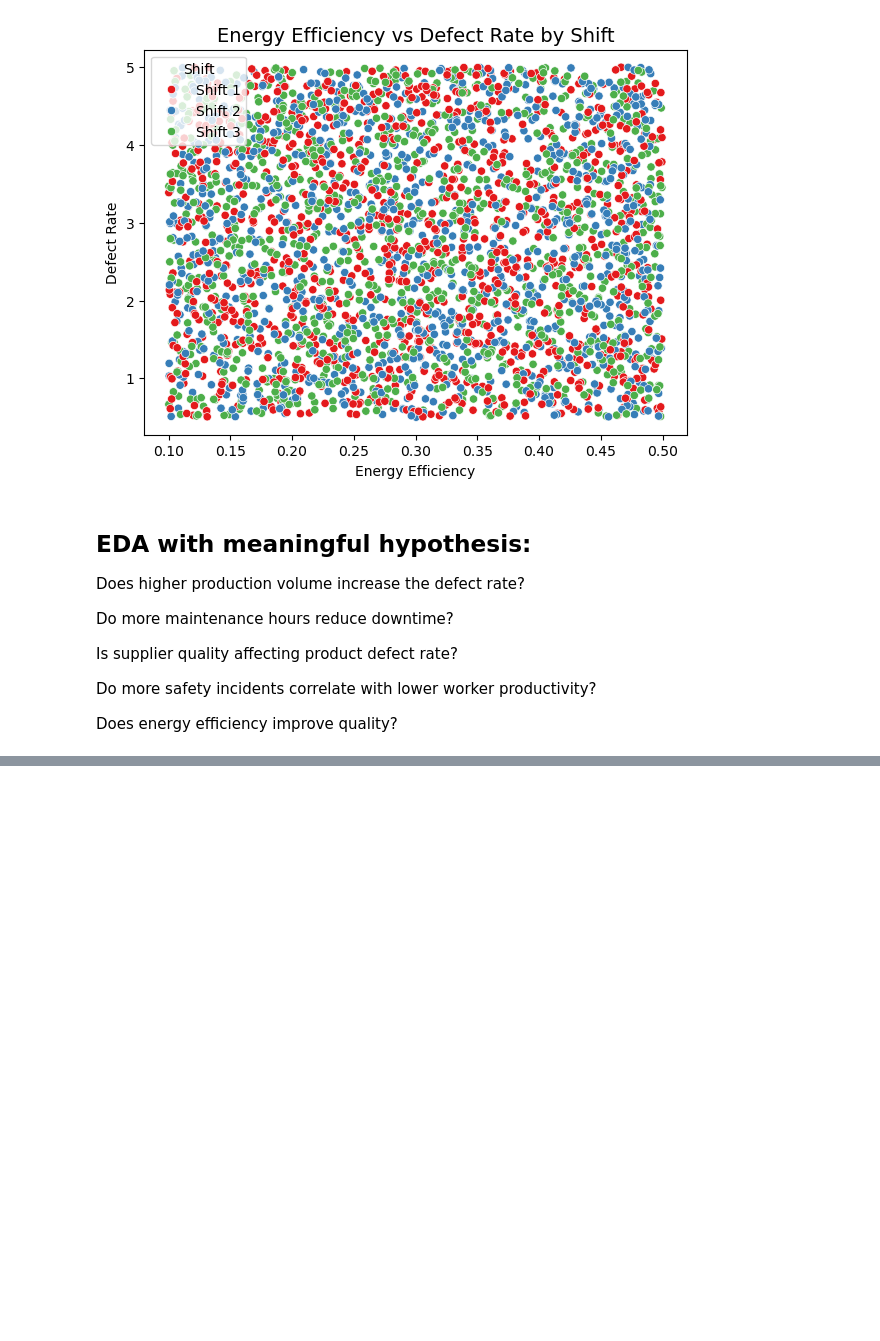
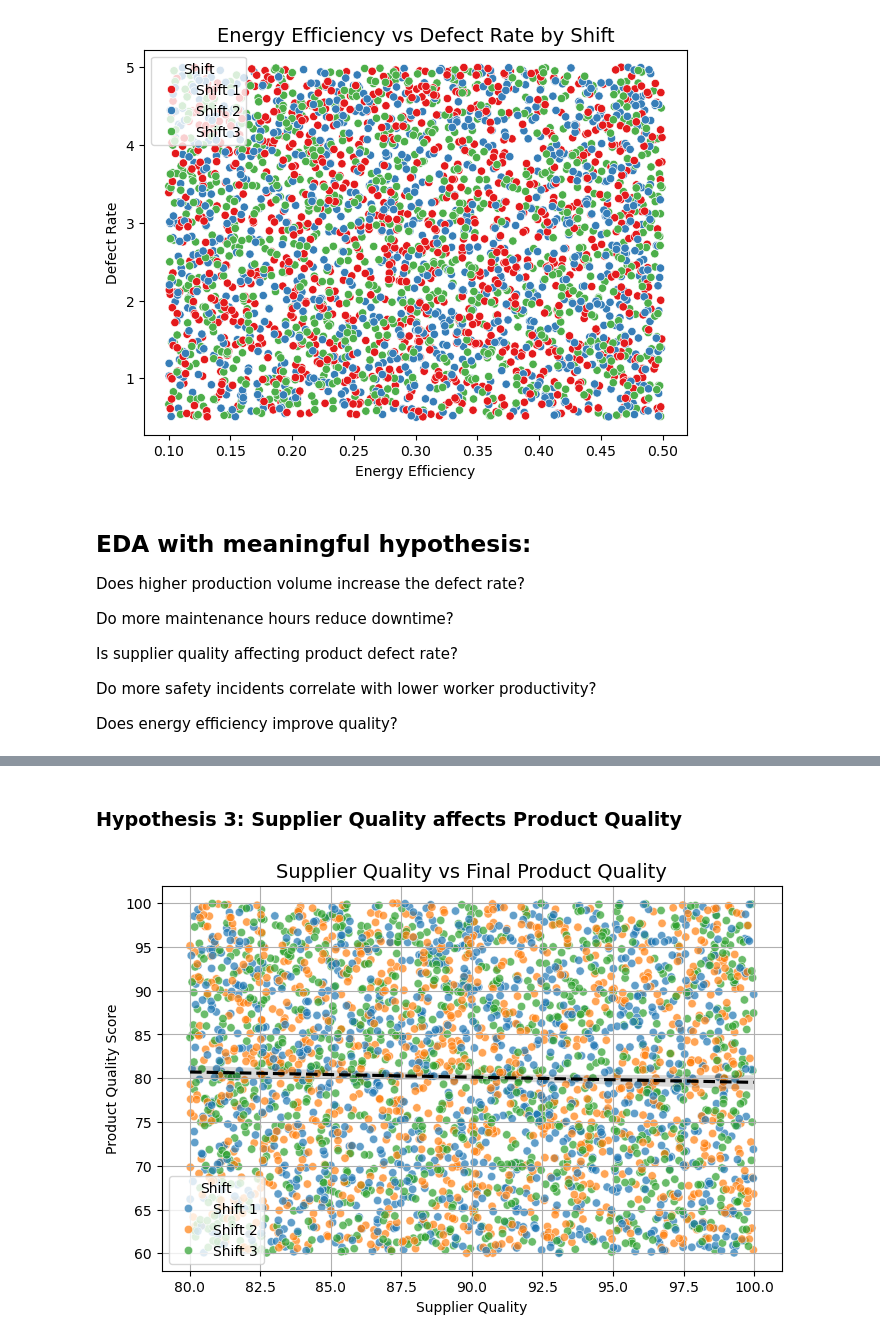
Before and after one commit to bbhatta10/Manufacturing-Quality-Analysis, a Jupyter notebook: quality.ipynb, the cells around one changed output, grey strips where cells are left out. Saved outputs shown, nothing was run; the diff lists cells and outputs as text; code cells hidden in the pictures; blank space fills up the shorter version.

```diff
--- a/quality.ipynb
+++ b/quality.ipynb
@@ -321,0 +350,13 @@ Does energy efficiency improve quality?
+# %% [markdown]
+### Hypothesis 3: Supplier Quality affects Product Quality
+# %%
+plt.figure(figsize=(8,5))
+sns.scatterplot(data=df_quality_data, x='SupplierQuality', y='QualityScore', hue='Shift', alpha=0.7)
+sns.regplot(data=df_quality_data, x='SupplierQuality', y='QualityScore', scatter=False, color='black', line_kws={'linestyle':'dashed'})
+plt.title("Supplier Quality vs Final Product Quality", fontsize=14)
+plt.grid(True)
+plt.xlabel("Supplier Quality")
+plt.ylabel("Product Quality Score")
+plt.show()
+# %% [output]
+[figure, added]
```
Also changed, not shown: parts of 4 cells of this notebook.
